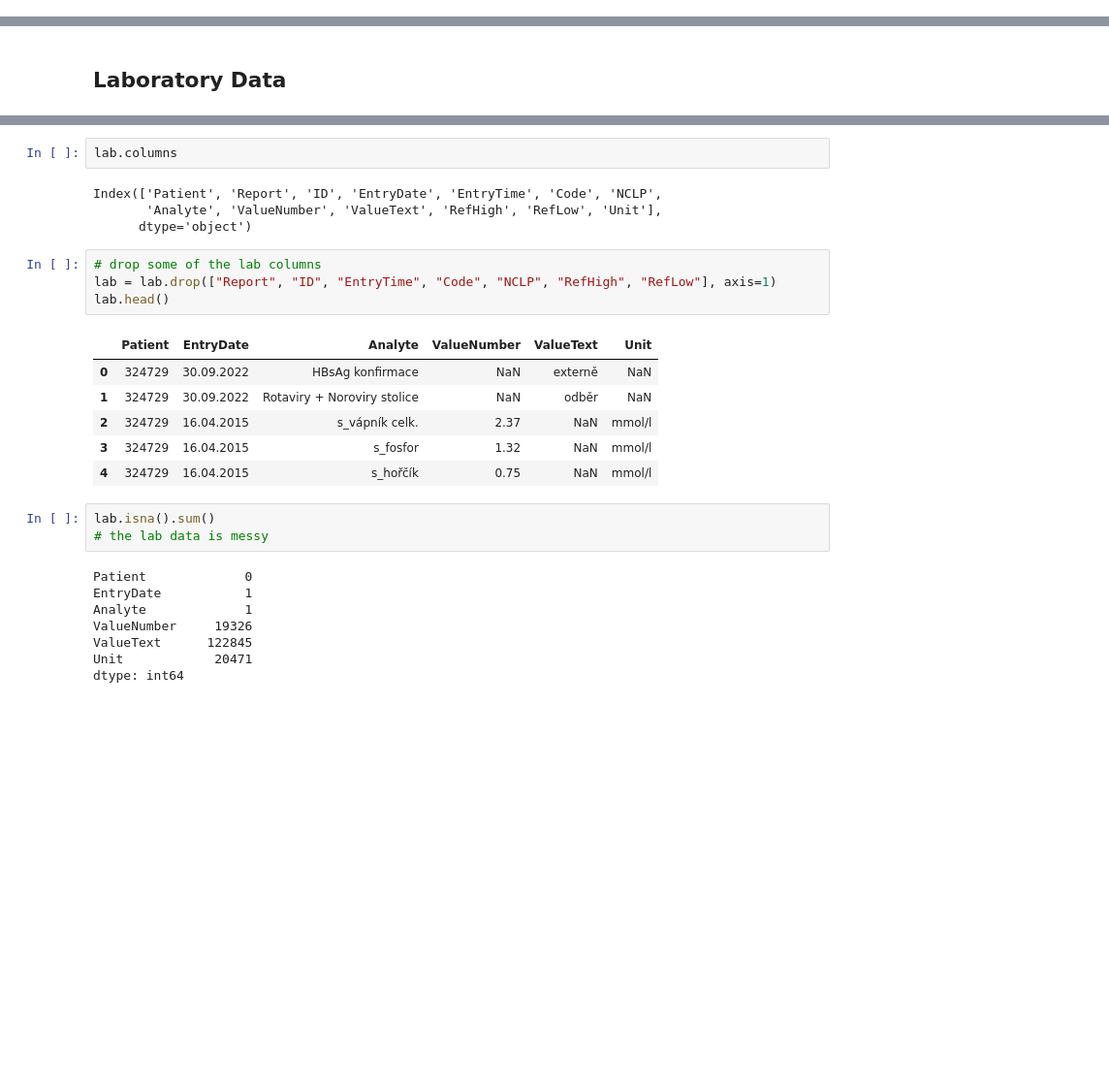
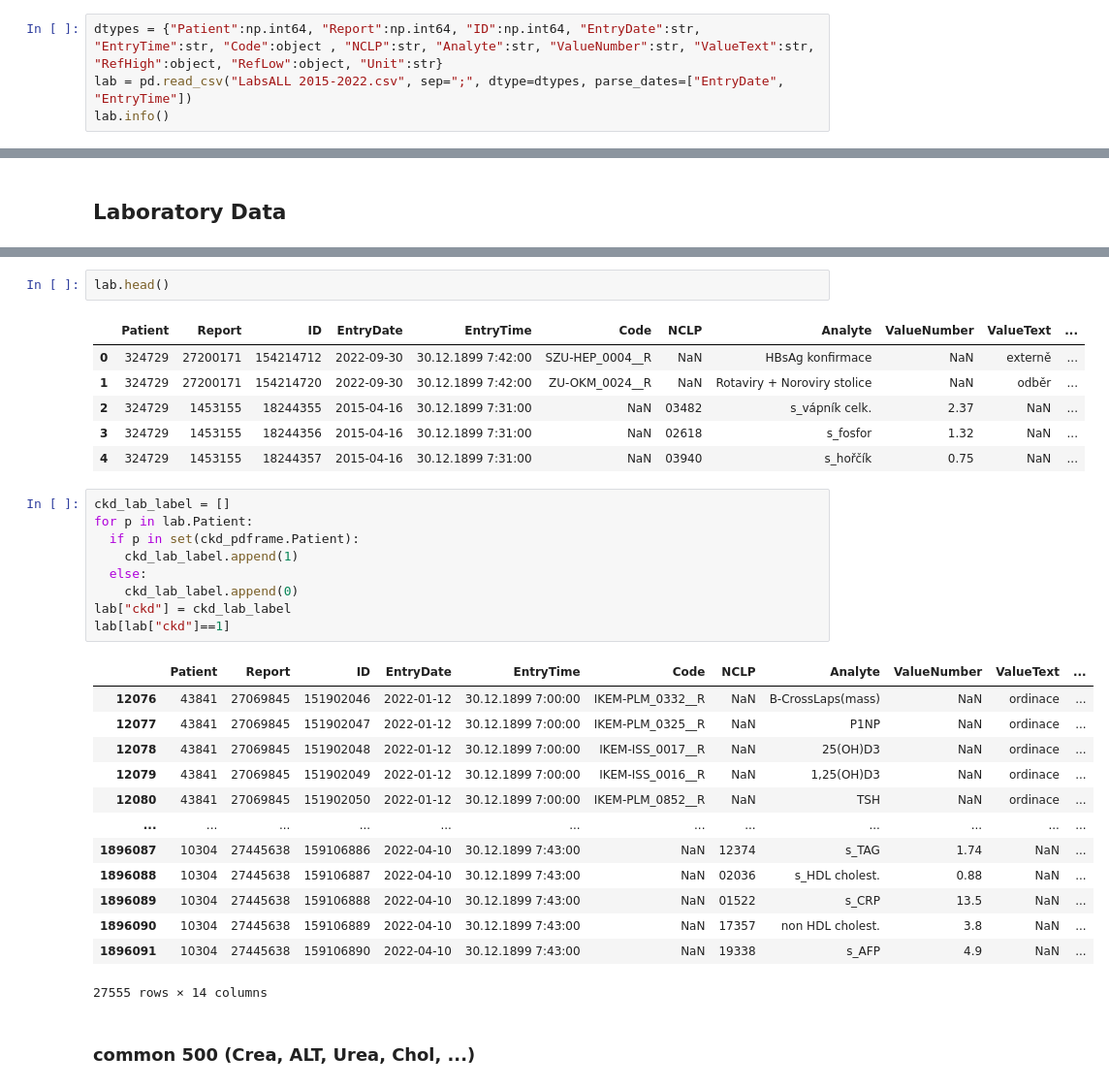
Before and after one commit to bsenst/LoopOfHenle, a Jupyter notebook: DataExploration.ipynb, the cells around one changed output, grey strips where cells are left out. Shown at 97% size. Saved outputs shown, nothing was run; the diff lists cells and outputs as text; blank space fills up the shorter version.

```diff
--- a/DataExploration.ipynb
+++ b/DataExploration.ipynb
@@ -39,0 +17,4 @@ memory usage: 14.1+ MB
+# %%
+dtypes = {"Patient":np.int64, "Report":np.int64, "ID":np.int64, "EntryDate":str, "EntryTime":str, "Code":object , "NCLP":str, "Analyte":str, "ValueNumber":str, "ValueText":str, "RefHigh":object, "RefLow":object, "Unit":str}
+lab = pd.read_csv("LabsALL 2015-2022.csv", sep=";", dtype=dtypes, parse_dates=["EntryDate", "EntryTime"])
+lab.info()
@@ -207,28 +277,34 @@ Name: Sex, dtype: int64
 # %%
-lab.columns
+lab.head()
 # %% [output]
-Index(['Patient', 'Report', 'ID', 'EntryDate', 'EntryTime', 'Code', 'NCLP',
-       'Analyte', 'ValueNumber', 'ValueText', 'RefHigh', 'RefLow', 'Unit'],
-      dtype='object')
+|  | Patient | Report | ID | EntryDate | EntryTime | Code | NCLP | Analyte | ValueNumber | ValueText | ... |
+| 0 | 324729 | 27200171 | 154214712 | 2022-09-30 | 30.12.1899 7:42:00 | SZU-HEP_0004__R | NaN | HBsAg konfirmace | NaN | externě | ... |
+| 1 | 324729 | 27200171 | 154214720 | 2022-09-30 | 30.12.1899 7:42:00 | ZU-OKM_0024__R | NaN | Rotaviry + Noroviry stolice | NaN | odběr | ... |
+| 2 | 324729 | 1453155 | 18244355 | 2015-04-16 | 30.12.1899 7:31:00 | NaN | 03482 | s_vápník celk. | 2.37 | NaN | ... |
+| 3 | 324729 | 1453155 | 18244356 | 2015-04-16 | 30.12.1899 7:31:00 | NaN | 02618 | s_fosfor | 1.32 | NaN | ... |
+| 4 | 324729 | 1453155 | 18244357 | 2015-04-16 | 30.12.1899 7:31:00 | NaN | 03940 | s_hořčík | 0.75 | NaN | ... |
-# %%
-# drop some of the lab columns
-lab = lab.drop(["Report", "ID", "EntryTime", "Code", "NCLP", "RefHigh", "RefLow"], axis=1)
-lab.head()
-# %% [output]
-|  | Patient | EntryDate | Analyte | ValueNumber | ValueText | Unit |
-| 0 | 324729 | 30.09.2022 | HBsAg konfirmace | NaN | externě | NaN |
-| 1 | 324729 | 30.09.2022 | Rotaviry + Noroviry stolice | NaN | odběr | NaN |
-| 2 | 324729 | 16.04.2015 | s_vápník celk. | 2.37 | NaN | mmol/l |
-| 3 | 324729 | 16.04.2015 | s_fosfor | 1.32 | NaN | mmol/l |
-| 4 | 324729 | 16.04.2015 | s_hořčík | 0.75 | NaN | mmol/l |
-# %%
-lab.isna().sum()
-# the lab data is messy
-# %% [output]
-Patient             0
-EntryDate           1
-Analyte             1
-ValueNumber     19326
-ValueText      122845
-Unit            20471
-dtype: int64
+# %%
+ckd_lab_label = []
+for p in lab.Patient:
+  if p in set(ckd_pdframe.Patient):
+    ckd_lab_label.append(1)
+  else:
+    ckd_lab_label.append(0)
+lab["ckd"] = ckd_lab_label
+lab[lab["ckd"]==1]
+# %% [output]
+|  | Patient | Report | ID | EntryDate | EntryTime | Code | NCLP | Analyte | ValueNumber | ValueText | ... |
+| 12076 | 43841 | 27069845 | 151902046 | 2022-01-12 | 30.12.1899 7:00:00 | IKEM-PLM_0332__R | NaN | B-CrossLaps(mass) | NaN | ordinace | ... |
+| 12077 | 43841 | 27069845 | 151902047 | 2022-01-12 | 30.12.1899 7:00:00 | IKEM-PLM_0325__R | NaN | P1NP | NaN | ordinace | ... |
+| 12078 | 43841 | 27069845 | 151902048 | 2022-01-12 | 30.12.1899 7:00:00 | IKEM-ISS_0017__R | NaN | 25(OH)D3 | NaN | ordinace | ... |
+| 12079 | 43841 | 27069845 | 151902049 | 2022-01-12 | 30.12.1899 7:00:00 | IKEM-ISS_0016__R | NaN | 1,25(OH)D3 | NaN | ordinace | ... |
+| 12080 | 43841 | 27069845 | 151902050 | 2022-01-12 | 30.12.1899 7:00:00 | IKEM-PLM_0852__R | NaN | TSH | NaN | ordinace | ... |
+| ... | ... | ... | ... | ... | ... | ... | ... | ... | ... | ... | ... |
+| 1896087 | 10304 | 27445638 | 159106886 | 2022-04-10 | 30.12.1899 7:43:00 | NaN | 12374 | s_TAG | 1.74 | NaN | ... |
+| 1896088 | 10304 | 27445638 | 159106887 | 2022-04-10 | 30.12.1899 7:43:00 | NaN | 02036 | s_HDL cholest. | 0.88 | NaN | ... |
+| 1896089 | 10304 | 27445638 | 159106888 | 2022-04-10 | 30.12.1899 7:43:00 | NaN | 01522 | s_CRP | 13.5 | NaN | ... |
+| 1896090 | 10304 | 27445638 | 159106889 | 2022-04-10 | 30.12.1899 7:43:00 | NaN | 17357 | non HDL cholest. | 3.8 | NaN | ... |
+| 1896091 | 10304 | 27445638 | 159106890 | 2022-04-10 | 30.12.1899 7:43:00 | NaN | 19338 | s_AFP | 4.9 | NaN | ... |
+27555 rows × 14 columns
+# %% [markdown]
+### common 500 (Crea, ALT, Urea, Chol, ...)
```
Also changed, not shown: parts of 32 cells of this notebook.
